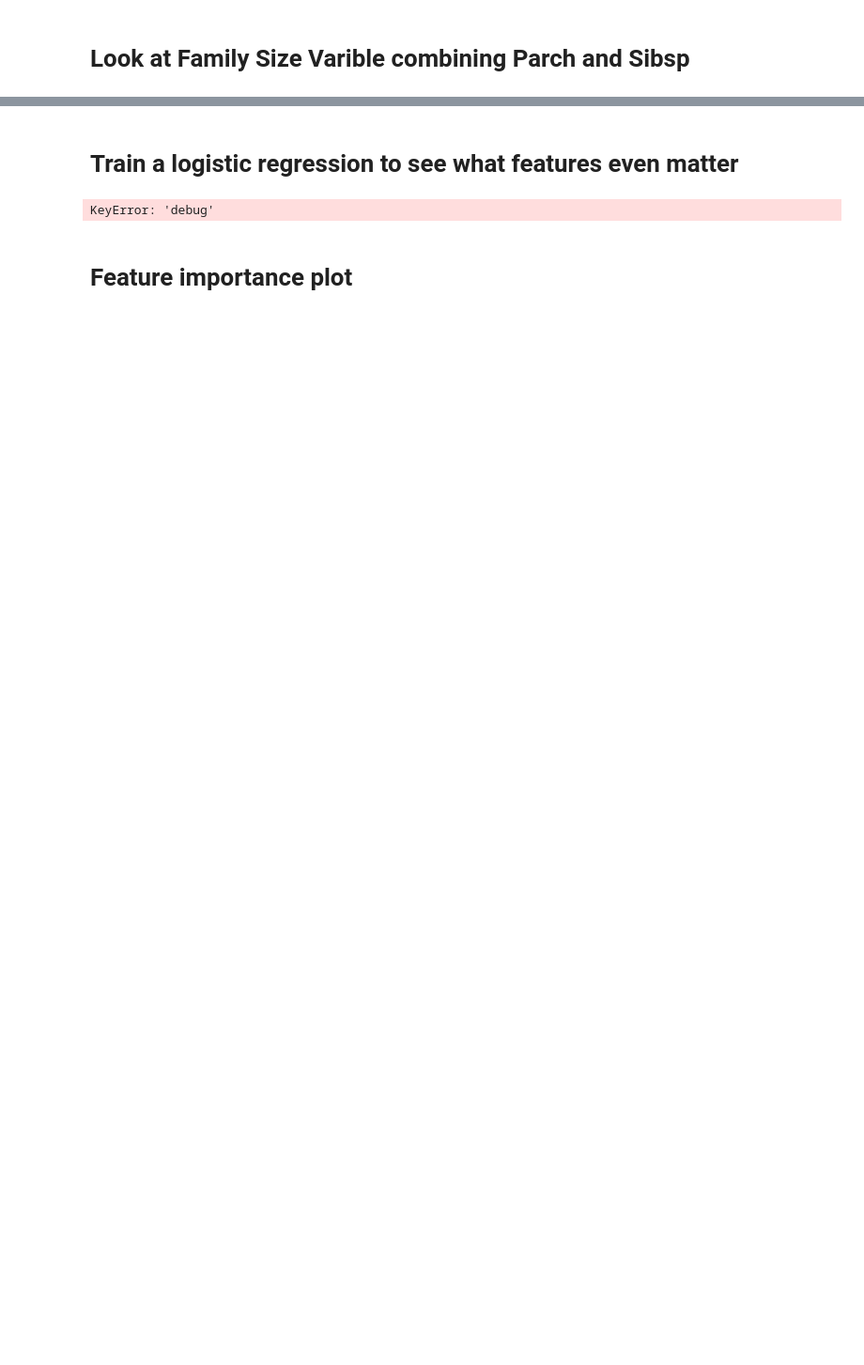
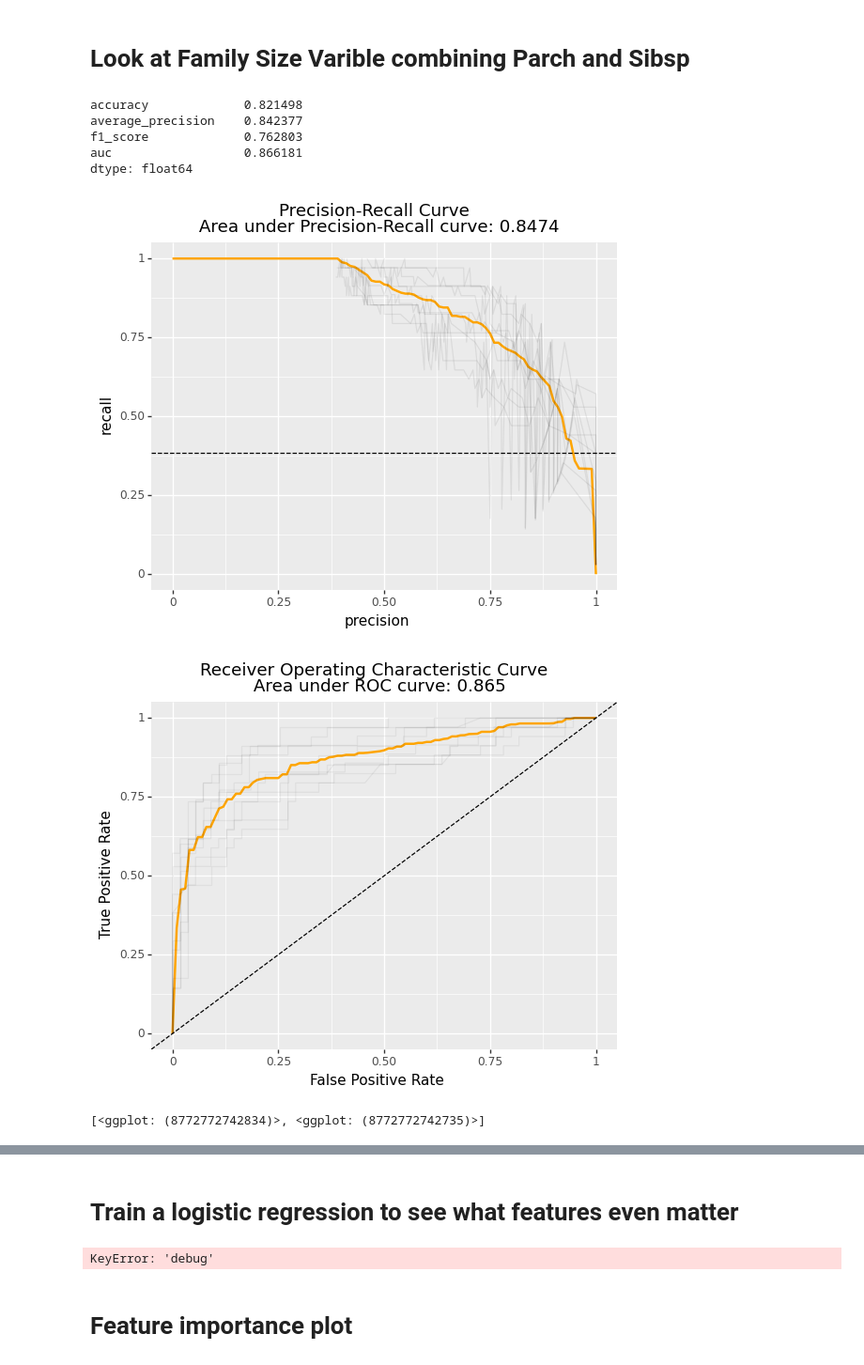
Before and after one commit to sid-basu/ml-exploration, a Jupyter notebook: kaggle-titanic/refinement_2.ipynb, the cells around one changed output, grey strips where cells are left out. Shown: that part at 94% size. Saved outputs shown, nothing was run; the diff lists cells and outputs as text; code cells hidden in the pictures; blank space fills up the shorter version.

```diff
--- a/kaggle-titanic/refinement_2.ipynb
+++ b/kaggle-titanic/refinement_2.ipynb
@@ -28,7 +28,7 @@ data.head()
 data['Deck'] = data['Cabin'].str[0]
 #data.loc[data['Cabin'].isnull(), 'Deck'] = 'M'
 data['Deck'] = data['Deck'].fillna('M')
-data['Cabin_no'] = data['Cabin'].str.split('(\d+)', expand = True)[1].fillna(0).astype(int)
+data['CabinNo'] = data['Cabin'].str.split('(\d+)', expand = True)[1].fillna(0).astype(int)
 # %%
 survival_deck = (
     data
@@ -399,11 +399,11 @@ from sklearn.impute import IterativeImputer
 import xgboost as xgb
 
 target = 'Survived'
-numeric_cols = ['FamilySize', 'Cabin_no', 'Fare', 'Age']
+numeric_cols = ['FamilySize', 'CabinNo', 'Fare', 'Age']
 categorical_cols = ['Pclass', 'Sex', 'Embarked', 'Deck', 'Title']
 
 X, y = data[numeric_cols + categorical_cols].copy(), np.asarray(data[target], dtype = 'int8')
-skf = StratifiedKFold(n_splits=10, shuffle = True, random_state = 20230301)
+skf = StratifiedKFold(n_splits=10, shuffle = True, random_state = 20230303)
 #X_train, X_test, y_train, y_test = train_test_split(X, y, random_state = 20230118)
 
 
@@ -438,3 +438,17 @@ cv_results = cross_validate(pipe, X, y, cv = skf, scoring = 'accuracy', return_e
 preds_list, preds_binary_list, y_list = skf_preds(skf = skf, X = X, y = y, estimators = cv_results['estimator'])
 
 df_scores, df_scores_agg, cm_display, plots_list = model_diagnostics_skf(preds_list, preds_binary_list, y_list)
+# %%
+df_scores_agg
+# %% [output]
+accuracy             0.821498
+average_precision    0.842377
+f1_score             0.762803
+auc                  0.866181
+dtype: float64
+# %%
+plots_list
+# %% [output]
+[figure, added]
+[figure, added]
+[<ggplot: (8772772742834)>, <ggplot: (8772772742735)>]
```
Also changed, not shown: parts of 17 cells of this notebook, 3 other files.
